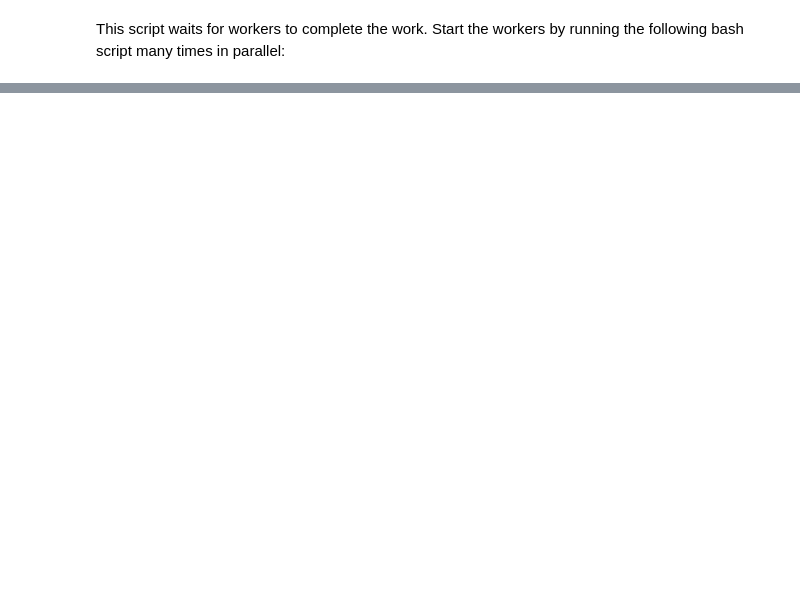
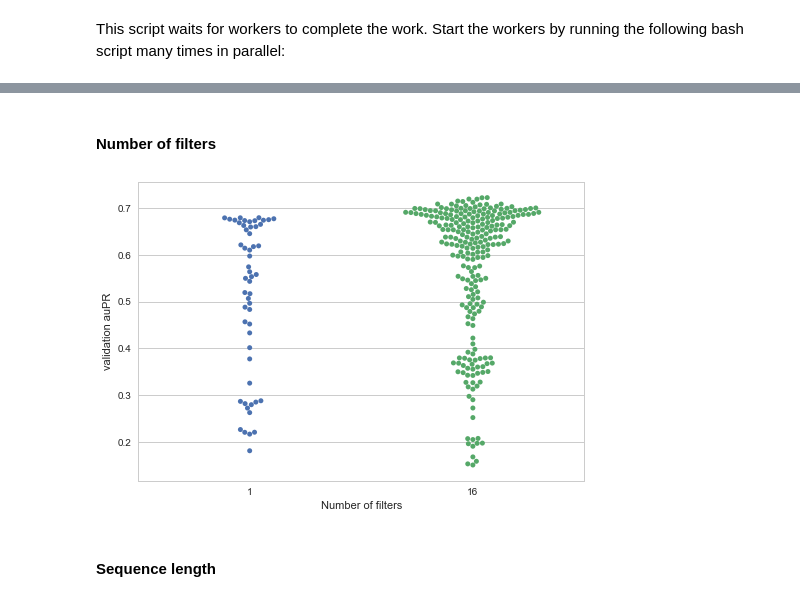
Before and after one commit to gagneurlab/concise, a Jupyter notebook: nbs/hyper-parameter_optimization.ipynb, the cells around one changed output, grey strips where cells are left out. Saved outputs shown, nothing was run; the diff lists cells and outputs as text; code cells hidden in the pictures; blank space fills up the shorter version.

```diff
--- a/nbs/hyper-parameter_optimization.ipynb
+++ b/nbs/hyper-parameter_optimization.ipynb
@@ -300,0 +459,10 @@ See data.py, model.py and train.py in:
+# %% [markdown]
+#### Number of filters
+# %%
+sns.swarmplot("param.model.filters", "eval.auprc", data=df)
+plt.ylabel("validation auPR")
+plt.xlabel("Number of filters");
+# %% [output]
+[figure, added]
+# %% [markdown]
+#### Sequence length
```
Also changed, not shown: parts of 62 cells of this notebook, 5 other files.
